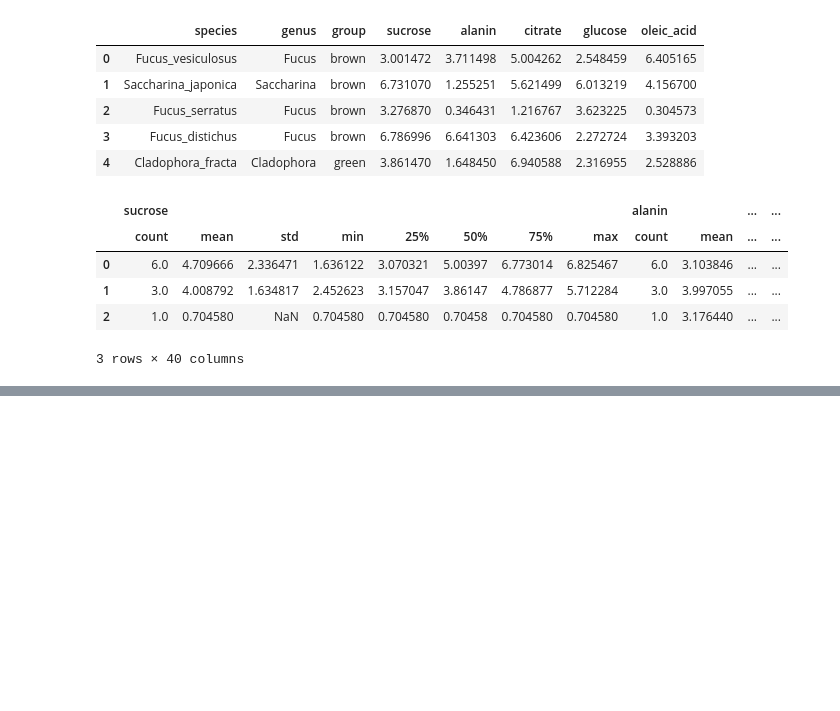
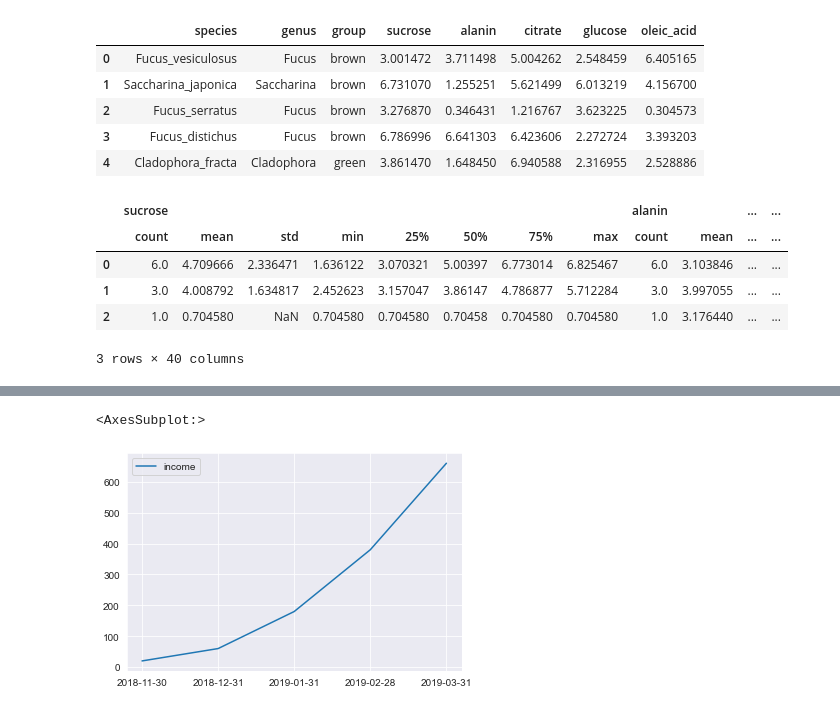
Before and after one commit to DmytryM/Django_NuxtJS, a Jupyter notebook: Django_NuxtJS/data analytics/hw1.ipynb, the cells around one changed output, grey strips where cells are left out. Saved outputs shown, nothing was run; the diff lists cells and outputs as text; code cells hidden in the pictures; blank space fills up the shorter version.

```diff
--- a/Django_NuxtJS/data analytics/hw1.ipynb
+++ b/Django_NuxtJS/data analytics/hw1.ipynb
@@ -108,0 +126,6 @@ colors
+# %%
+
+sns.lineplot(data=df)
+# %% [output]
+<AxesSubplot:>
+[figure, added]
```
Also changed, not shown: parts of 5 cells of this notebook, 3 other files.
